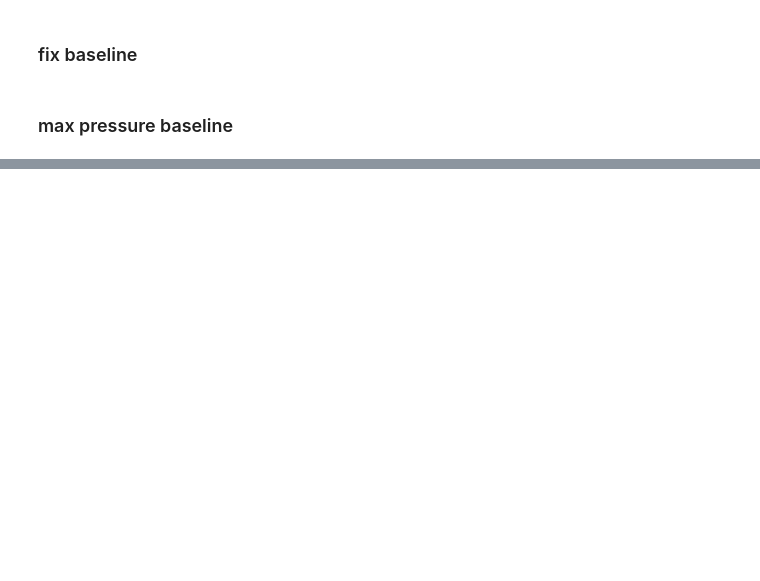
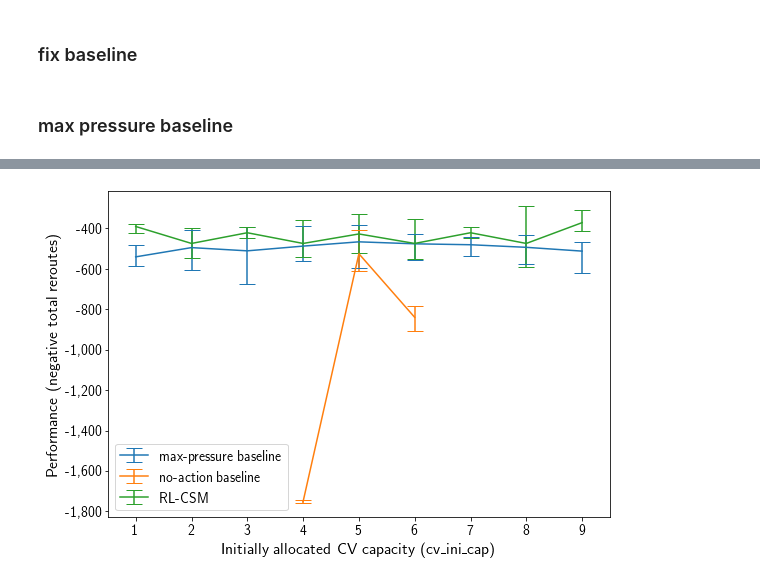
Before and after one commit to STAR-Lab-Curbside-Parking/curbside, a Jupyter notebook: ring/plot.ipynb, the cells around one changed output, grey strips where cells are left out. Saved outputs shown, nothing was run; the diff lists cells and outputs as text; code cells hidden in the pictures; blank space fills up the shorter version.

```diff
--- a/ring/plot.ipynb
+++ b/ring/plot.ipynb
@@ -75,0 +206,56 @@ for rate in [0.2, 0.25, 0.33, 0.5, 1, 2, 3, 4, 5]:
+# %%
+fig, ax = plt.subplots(figsize=(9,6))
+
+data = pd.read_csv('mp_baseline.txt', delimiter = ",")
+data = data[data['result'] > -3000]
+
+fixed = data
+
+data = fixed[fixed['flow'] == 2.0].drop(columns=['flow'])
+
+data = data.groupby(['duration', 'cap']).agg({'result':['mean', 'min', 'max']})
+
+data.columns = data.columns.droplevel()
+data = data.reset_index()
+
+for duration in [0.5]:
+    duration_df, yerr = error_cal(data, duration)
+    ax.errorbar(duration_df['cap'], duration_df['mean'], yerr=yerr, capsize=8, label='max-pressure baseline')
+
+
+data = pd.read_csv('fix_baseline.txt', delimiter = ",")
+data = data[data['result'] > -3000]
+
+fixed = data
+
+data = fixed[fixed['flow'] == 2.0].drop(columns=['flow'])
+
+data = data.groupby(['duration', 'cap']).agg({'result':['mean', 'min', 'max']})
+
+data.columns = data.columns.droplevel()
+data = data.reset_index()
+
+
+for duration in [0.5]:
+    duration_df, yerr = error_cal(data, duration)
+    ax.errorbar(duration_df['cap'], duration_df['mean'], yerr=yerr, capsize=8, label='no-action baseline')
+
+
+yerr = []
+ax.errorbar(range(1,10),[max(item) for item in learn], yerr=yerr, capsize=8, label='RL-CSM')
+
+
+ax.set_xlim([0.5, 9.5])
+
+ax.set_xlabel(r'Initially allocated CV capacity (cv\_ini\_cap)', fontsize=16)
+ax.set_ylabel(r'Performance (negative total reroutes)', fontsize=16)
+ax.legend(fontsize=14, loc='best')
+# bbox_to_anchor=(0.8,0.5)
+ax.tick_params(axis='both', which='major', labelsize=14)
+
+ax.get_xaxis().set_major_formatter(matplotlib.ticker.FuncFormatter(lambda x, p: format(int(x))))
+ax.get_yaxis().set_major_formatter(matplotlib.ticker.FuncFormatter(lambda x, p: format(int(x), ',')))
+
+plt.savefig('high_2.pdf')
+# %% [output]
+[figure, added]
```
Also changed, not shown: parts of 8 cells of this notebook, 26 other files.
